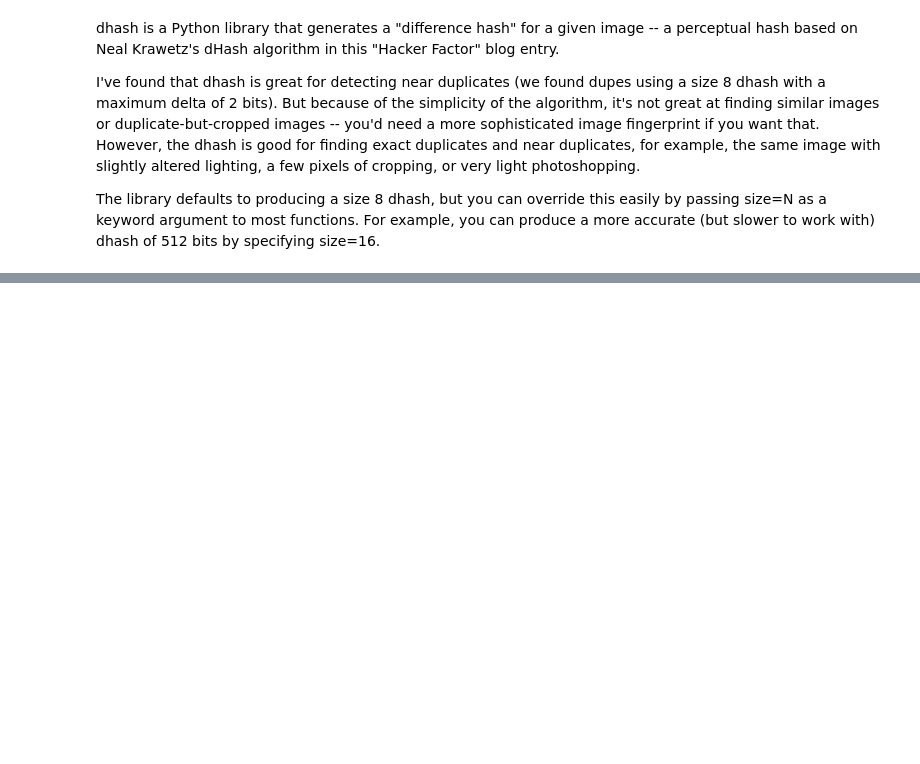
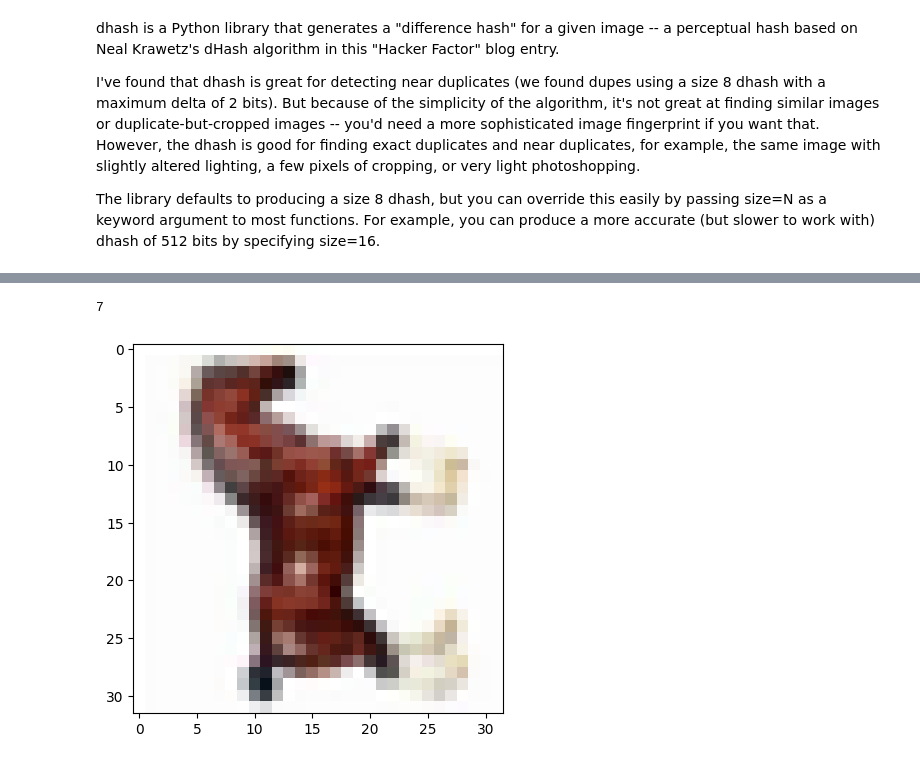
Before and after one commit to Bronomor/HashMaster, a Jupyter notebook: 1.LSH/LSH.ipynb, the cells around one changed output, grey strips where cells are left out. Cells and saved outputs as stored; diff of their text form; code cells hidden in the pictures; blank space fills up the shorter version.

```diff
--- a/1.LSH/LSH.ipynb
+++ b/1.LSH/LSH.ipynb
@@ -275,0 +492,7 @@ The library defaults to producing a size 8 dhash, but you can override this easi
+# %%
+print(labels[6059])
+plt.imshow(images[6059].reshape(3,32,32).T, interpolation='nearest')
+plt.show()
+# %% [output]
+7
+[figure, added]
```
Also changed, not shown: parts of 48 cells of this notebook.
